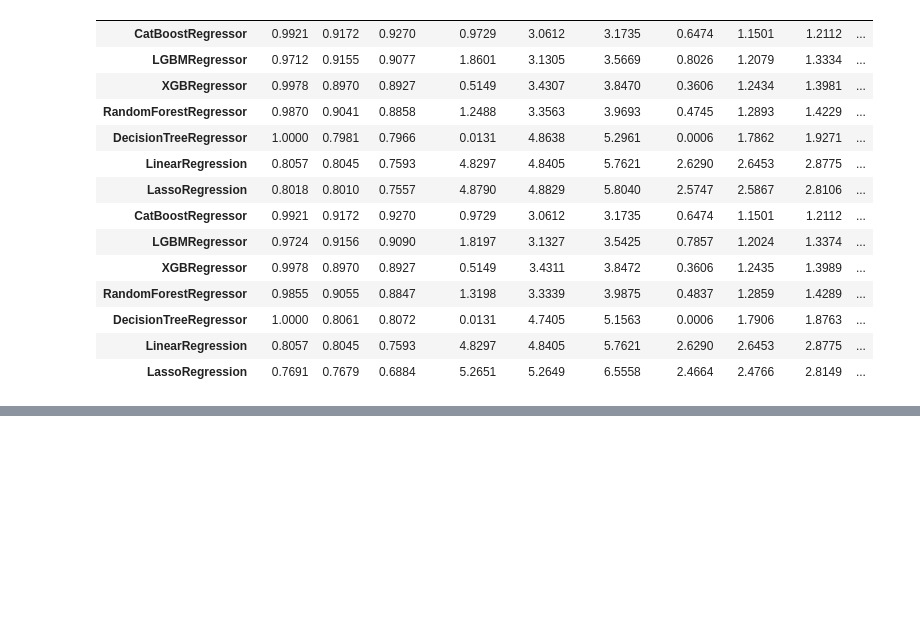
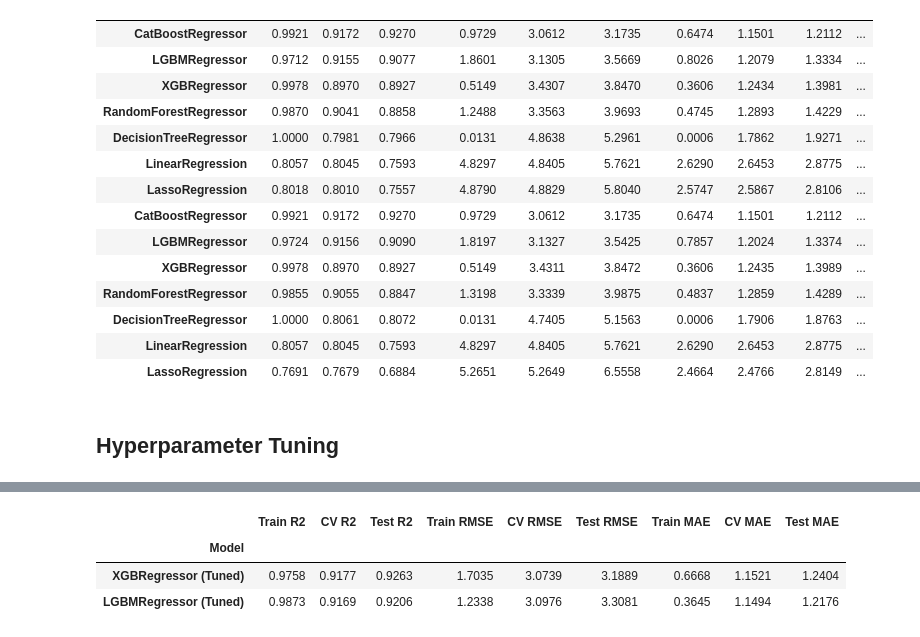
Before and after one commit to abdillah-fikri/sa-used-cars-price-prediction, a Jupyter notebook: notebooks/modeling_dropna_all.ipynb, the cells around one changed output, grey strips where cells are left out. Drawn from its saved outputs; the diff is of its cells as text; code cells hidden in the pictures; blank space fills up the shorter version.

```diff
--- a/notebooks/modeling_dropna_all.ipynb
+++ b/notebooks/modeling_dropna_all.ipynb
@@ -235,3 +235,41 @@ dropna_all
 | LassoRegression | 0.7691 | 0.7679 | 0.6884 | 5.2651 | 5.2649 | 6.5558 | 2.4664 | 2.4766 | 2.8149 | ... |
 # %%
 dropna_all.to_csv('../data/processed/summary_dropna_all.csv')
+# %% [markdown]
+## Hyperparameter Tuning
+# %%
+param_xgb = {
+    'objective': 'reg:squarederror',
+    'tree_method': 'hist',
+    'learning_rate': 0.004805425056468563,
+    'colsample_bytree': 0.9607715839820206,
+    'max_depth': 10,
+    'min_child_weight': 3,
+    'subsample': 0.2682342941392732
+    }
+
+xgb_final = XGBRegressor(**param_xgb, n_estimators=2210)
+
+param_lgb = {
+    "objective": "regression",
+        "metric": "rmse",
+        "verbosity": -1,
+        "boosting_type": "gbdt",
+        'learning_rate': 0.008795242663833346,
+        'bagging_fraction': 0.4773095555313027,
+        'bagging_freq': 2,
+        'feature_fraction': 0.73183944913956,
+        'lambda_l1': 0.00019344183501726273,
+        'lambda_l2': 0.01542553262348072,
+        'max_depth': 27,
+        'min_child_samples': 7,
+        'num_leaves': 131
+        }
+
+lgb_final = LGBMRegressor(**param_lgb, n_estimators=1991)
+
+models = {'XGBRegressor (Tuned)': xgb_final,
+          'LGBMRegressor (Tuned)' : lgb_final}
+# %%
+evaluate_model(models, X_train, X_test, y_train, y_test)
+# %% [output]
@@ -237,0 +293,4 @@ dropna_all.to_csv('../data/processed/summary_dropna_all.csv')
+|  | Train R2 | CV R2 | Test R2 | Train RMSE | CV RMSE | Test RMSE | Train MAE | CV MAE | Test MAE |
+| Model |  |  |  |  |  |  |  |  |  |
+| XGBRegressor (Tuned) | 0.9758 | 0.9177 | 0.9263 | 1.7035 | 3.0739 | 3.1889 | 0.6668 | 1.1521 | 1.2404 |
+| LGBMRegressor (Tuned) | 0.9873 | 0.9169 | 0.9206 | 1.2338 | 3.0976 | 3.3081 | 0.3645 | 1.1494 | 1.2176 |
```
Also changed, not shown: parts of 3 cells of this notebook, 10 other files.
